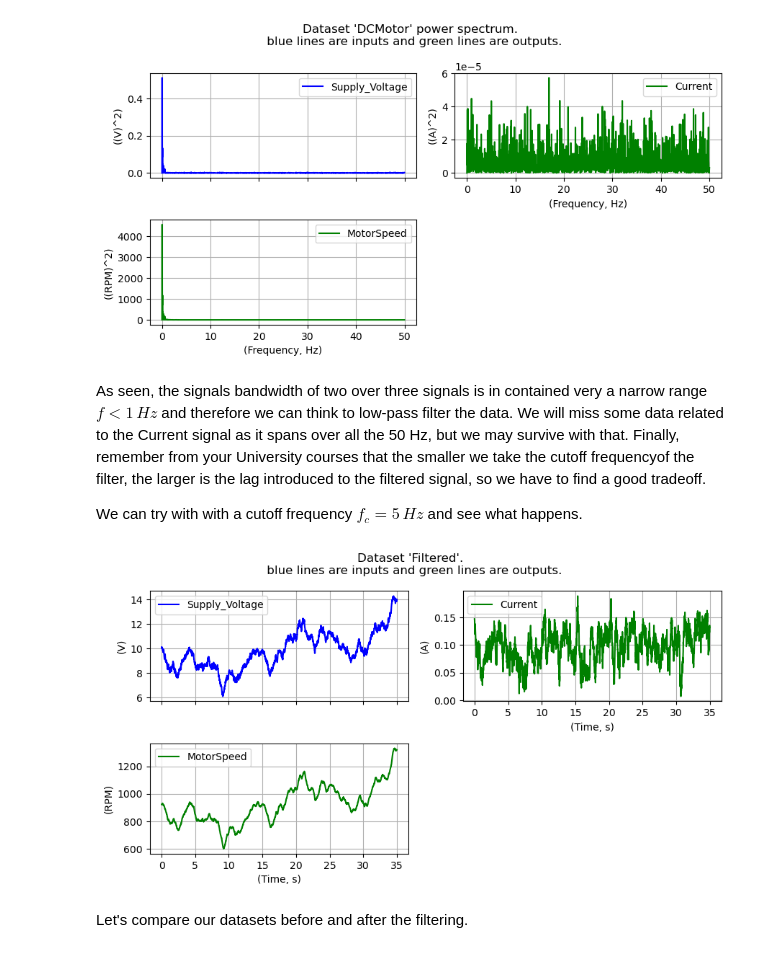
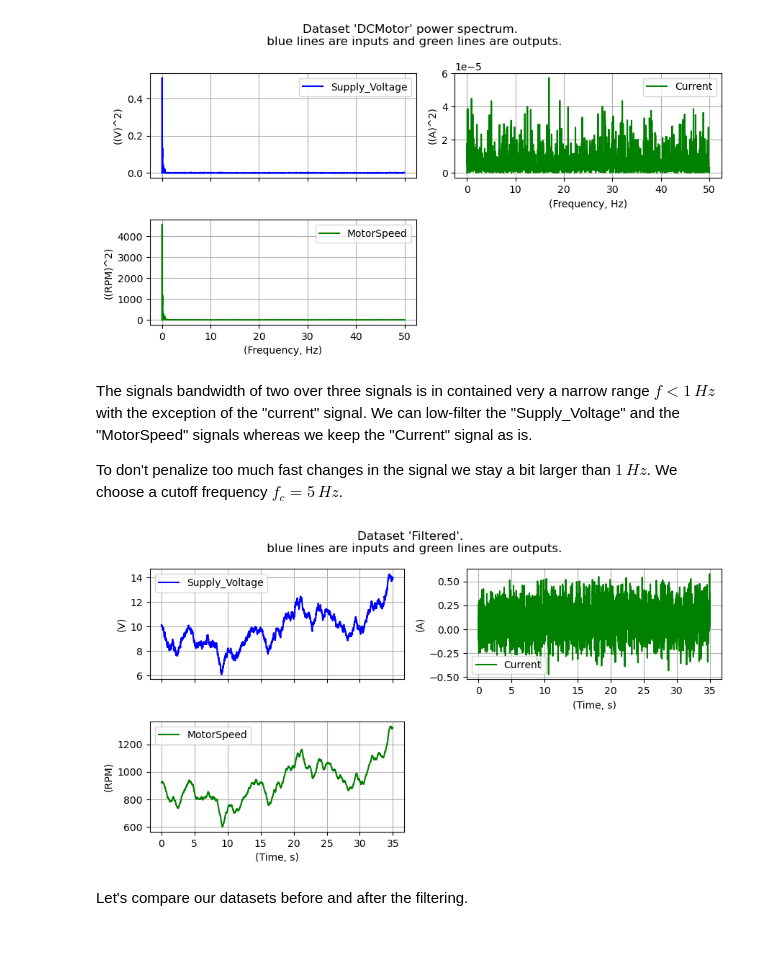
Before and after one commit to ubaldot/dymoval, a Jupyter notebook: src/dymoval_tutorial/dymoval_tutorial.ipynb, the cells around one changed output. Drawn from its saved outputs; the diff is of its cells as text; code cells hidden in the pictures.

```diff
--- a/src/dymoval_tutorial/dymoval_tutorial.ipynb
+++ b/src/dymoval_tutorial/dymoval_tutorial.ipynb
@@ -122,19 +120,16 @@ _= ds.remove_means().plot_spectrum()
 # %% [output]
 [figure]
 # %% [markdown]
-As seen, the signals bandwidth of two over three signals is in contained very a narrow range $f < 1\, Hz$ and therefore we can think to low-pass filter the data. We will miss some data related to the Current signal as it spans over all the 50 Hz, but we may survive with that.
-Finally, remember from your University courses that the smaller we take the cutoff frequencyof the filter, the larger is the lag introduced to the filtered signal, so we have to find a good tradeoff.
+The signals bandwidth of two over three signals is in contained very a narrow range $f < 1\, Hz$ with the exception of the "current" signal. We can low-filter the "Supply_Voltage" and the "MotorSpeed" signals whereas we keep the "Current" signal as is.
 
-We can try with with a cutoff frequency $f_c = 5\, Hz$ and see what happens.
+To don't penalize too much fast changes in the signal we stay a bit larger than $1\, Hz$. We choose a cutoff frequency $f_c = 5\, Hz$.
 # %%
 cutoff = 5  # [Hz]
-signal_names = [s[1] for s in ds.signal_list()]
-filter_bank = list(product(signal_names,[cutoff]))
-ds_filt = ds.low_pass_filter(*filter_bank)
+ds_filt = ds.low_pass_filter((ds.signal_list()[0][1], cutoff),(ds.signal_list()[2][1], cutoff))
 ds_filt.name = "Filtered"
 _= ds_filt.plot()
 # %% [output]
-[figure, old version]
+[figure, new version]
 # %% [markdown]
 Let's compare our datasets before and after the filtering.
 # %%
```
Also changed, not shown: parts of 23 cells of this notebook, 1 other file.
